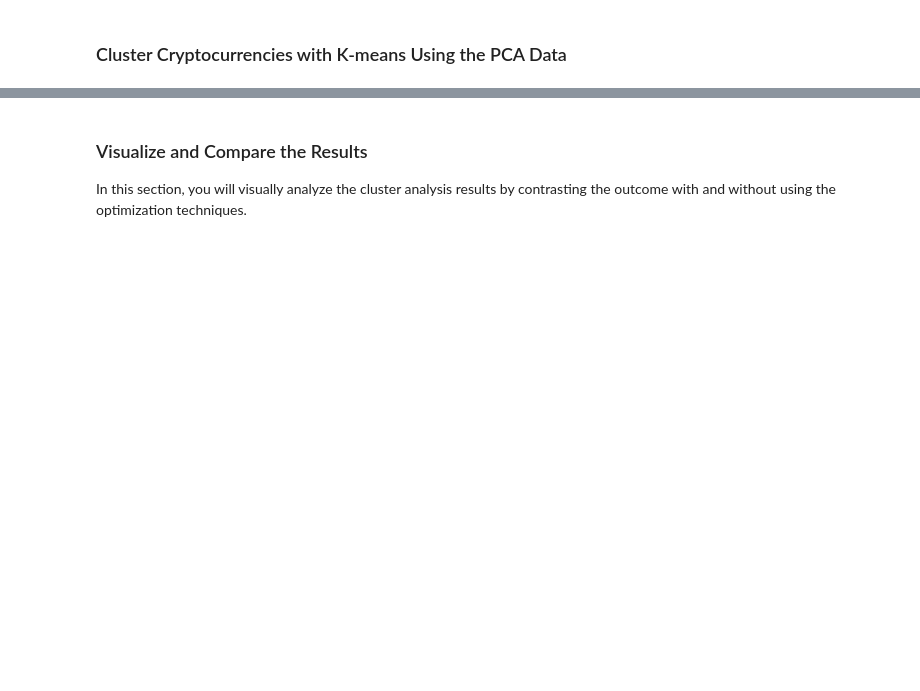
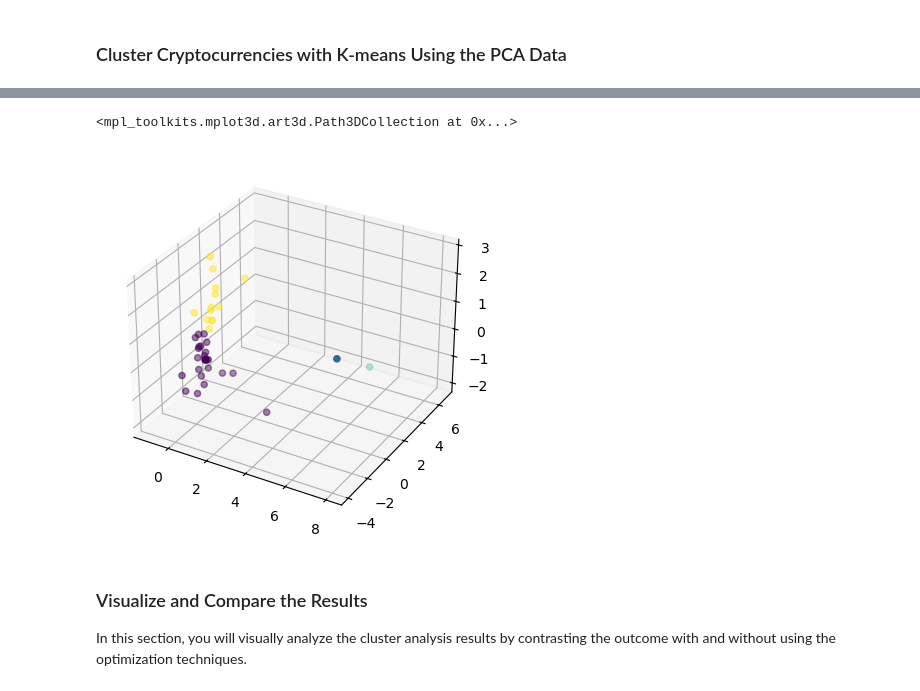
Before and after one commit to nmrodio/CryptoClustering, a Jupyter notebook: Crypto_Clustering_Model/Crypto_Clustering.ipynb, the cells around one changed output, grey strips where cells are left out. Cells and saved outputs as stored; diff of their text form; code cells hidden in the pictures; blank space fills up the shorter version.

```diff
--- a/Crypto_Clustering_Model/Crypto_Clustering.ipynb
+++ b/Crypto_Clustering_Model/Crypto_Clustering.ipynb
@@ -302,5 +367,7 @@ prediction_df.hvplot(kind = 'scatter',
 ### Cluster Cryptocurrencies with K-means Using the PCA Data
 # %%
 # Initialize the K-Means model using the best value for k
+pca_model = KMeans(n_clusters=4)
 # %%
 # Fit the K-Means model using the PCA data
+pca_model.fit(crypto_pca_df)
@@ -307,4 +376,6 @@ prediction_df.hvplot(kind = 'scatter',
 # %%
 # Predict the clusters to group the cryptocurrencies using the PCA data
+crypto_clusters = pca_model.predict(crypto_pca_df)
 
 # Print the resulting array of cluster values.
+print(crypto_clusters)
@@ -311,8 +385,9 @@ prediction_df.hvplot(kind = 'scatter',
 # %%
 # Create a copy of the DataFrame with the PCA data
-
+pca_predictions_df = crypto_pca_df.copy()
 
 # Add a new column to the DataFrame with the predicted clusters
-
+pca_predictions_df['crypto_clusters'] = crypto_clusters
 
 # Display sample data
+pca_predictions_df.head()
@@ -325,3 +418,16 @@ prediction_df.hvplot(kind = 'scatter',
+# %%
+import matplotlib.pyplot as plt
+
+fig = plt.figure()
+ax = fig.add_subplot(projection='3d')
+ax.scatter(pca_predictions_df['PC1'],
+           pca_predictions_df['PC2'],
+           pca_predictions_df['PC3'],
+           c = pca_predictions_df['crypto_clusters']
+          )
+# %% [output]
+<mpl_toolkits.mplot3d.art3d.Path3DCollection at 0x...>
+[figure, added]
 # %% [markdown]
 ### Visualize and Compare the Results
 
```
Also changed, not shown: parts of 25 cells of this notebook.
